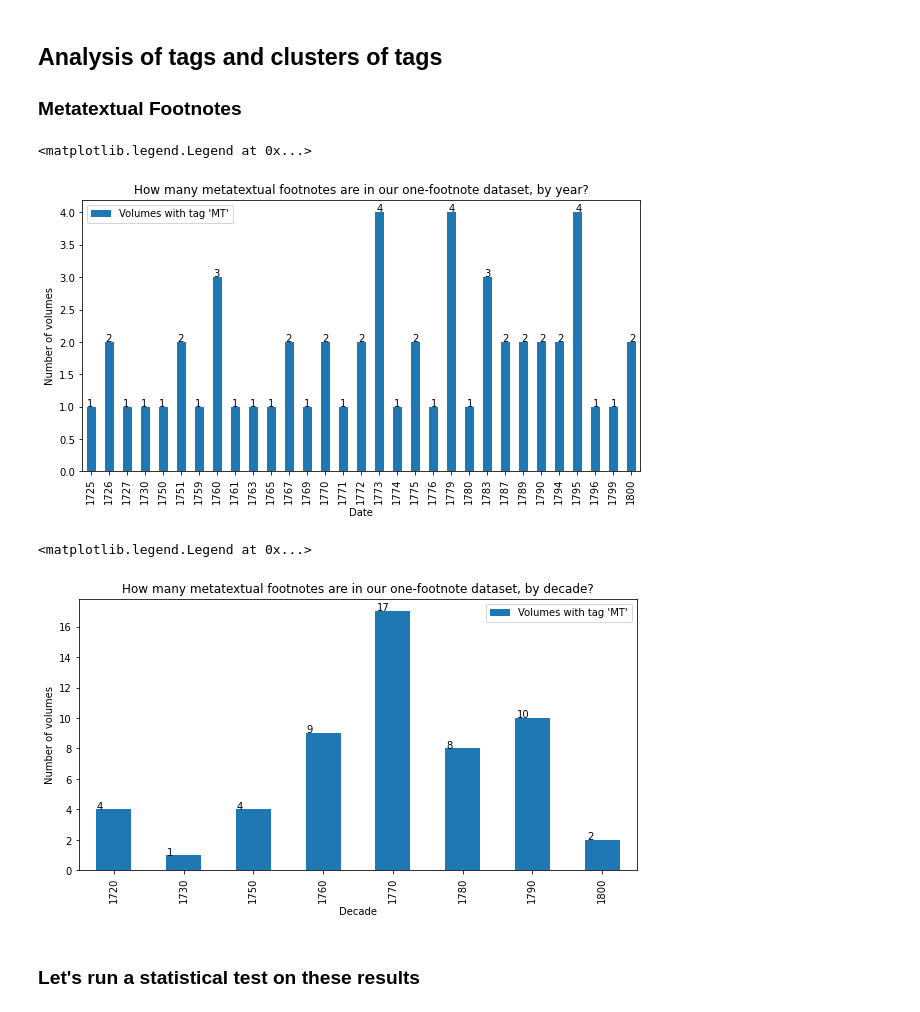
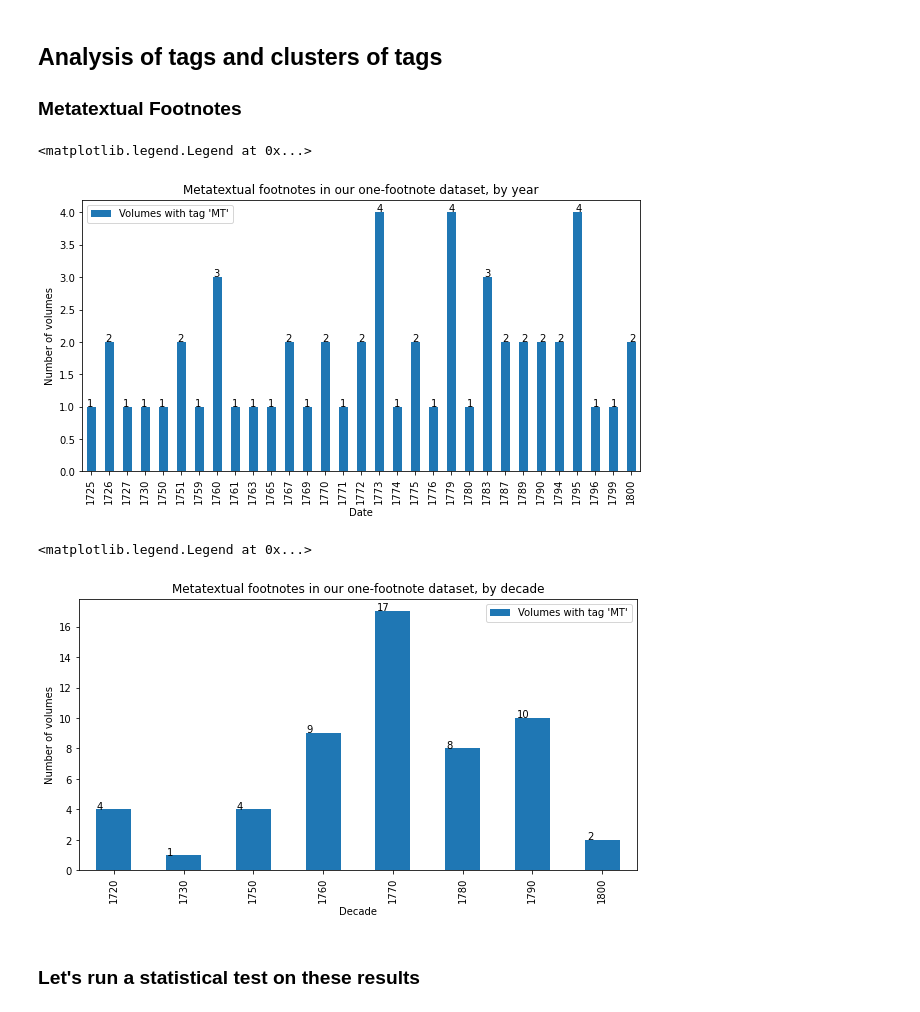
Before and after one commit to sceckert/early-novel-footnotes, a Jupyter notebook: Footnotes-article-visualizations.ipynb, the cells around one changed output. Cells and saved outputs as stored; diff of their text form; code cells hidden in the pictures.

Commit message:
added visualizations

```diff
--- a/Footnotes-article-visualizations.ipynb
+++ b/Footnotes-article-visualizations.ipynb
@@ -987,18 +983,18 @@ Name: tag, dtype: int64
 metatextual_footnotes_df = one_footnote_tagged_MR_df[one_footnote_tagged_MR_df['tag'] == 'MT']
 # %%
 # Plot the nubmer of MT tagged footnotes in each year
-ax = metatextual_footnotes_df.groupby('Date')[['tag']].count().plot(kind="bar", figsize=(10, 5), title="How many metatextual footnotes are in our one-footnote dataset, by year?")
+ax = metatextual_footnotes_df.groupby('Date')[['tag']].count().plot(kind="bar", figsize=(10, 5), title="Metatextual footnotes in our one-footnote dataset, by year")
 for p in ax.patches:
     ax.annotate(str(p.get_height()), (p.get_x() * 1.005, p.get_height() * 1.005))
 ax.set_xlabel("Date")
 ax.set_ylabel("Number of volumes")
 plt.legend(["Volumes with tag 'MT'"])
 # %% [output]
 <matplotlib.legend.Legend at 0x...>
-[figure, old version]
+[figure, new version]
 # %%
 # Plot the number of MT tagged footnotes in each decade
-ax = metatextual_footnotes_df.groupby('decade')[['tag']].count().plot(kind="bar", figsize=(10, 5), title="How many metatextual footnotes are in our one-footnote dataset, by decade?")
+ax = metatextual_footnotes_df.groupby('decade')[['tag']].count().plot(kind="bar", figsize=(10, 5), title="Metatextual footnotes in our one-footnote dataset, by decade")
 for p in ax.patches:
     ax.annotate(str(p.get_height()), (p.get_x() * 1.005, p.get_height() * 1.005))
 ax.set_xlabel("Decade")
@@ -1006,7 +1002,7 @@ ax.set_ylabel("Number of volumes")
 plt.legend(["Volumes with tag 'MT'"])
 # %% [output]
 <matplotlib.legend.Legend at 0x...>
-[figure, old version]
+[figure, new version]
 # %% [markdown]
 ### Let's run a statistical test on these results
 # %%
```
Also changed, not shown: parts of 52 cells of this notebook, 2 other files.
